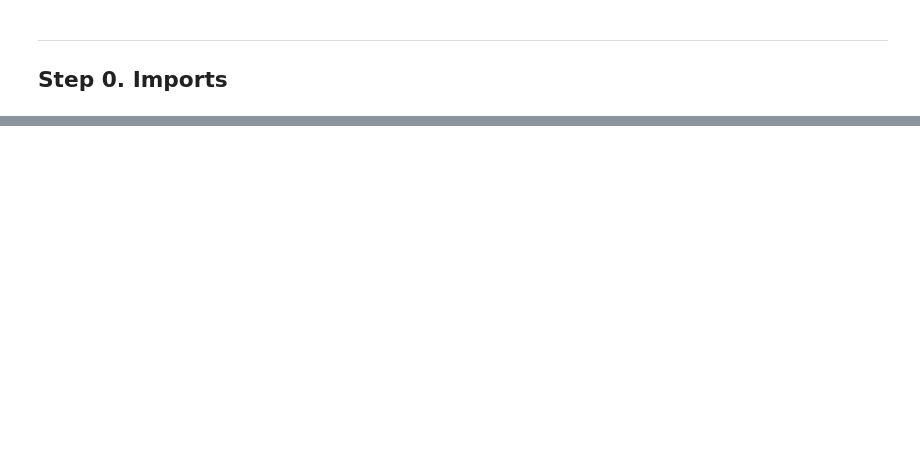
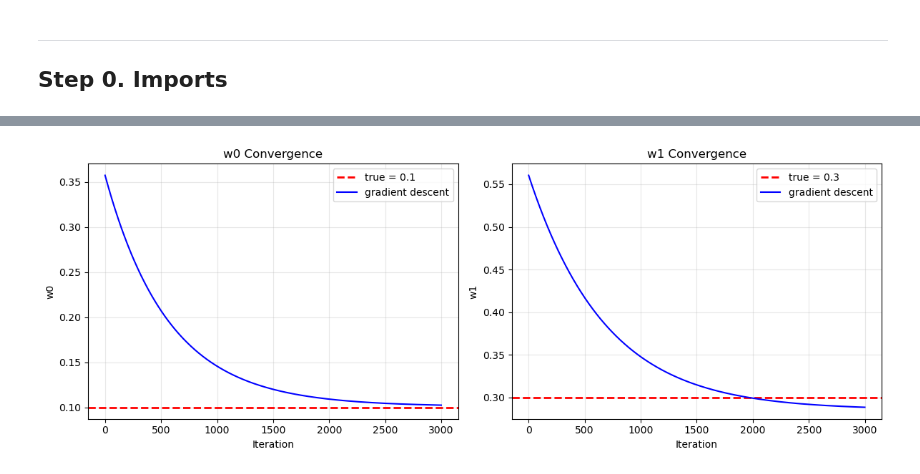
Before and after one commit to jongmoonha/AI-ME-Practice, a Jupyter notebook: Practice01_Linear_Regression.ipynb, the cells around one changed output, grey strips where cells are left out. Saved outputs shown, nothing was run; the diff lists cells and outputs as text; code cells hidden in the pictures; blank space fills up the shorter version.

```diff
--- a/Practice01_Linear_Regression.ipynb
+++ b/Practice01_Linear_Regression.ipynb
@@ -719,0 +159,25 @@ exactly on top of one another.
+# %%
+w_history = np.array(w_history)   # (n_iter, 2)
+
+fig, axes = plt.subplots(1, 2, figsize=(12, 4.5))
+
+axes[0].axhline(w0, color='r', linestyle='--', linewidth=2, label=f'true = {w0}')
+axes[0].plot(w_history[:, 0], 'b-', linewidth=1.5, label='gradient descent')
+axes[0].set_xlabel('Iteration')
+axes[0].set_ylabel('w0')
+axes[0].set_title('w0 Convergence')
+axes[0].legend()
+axes[0].grid(alpha=0.3)
+
+axes[1].axhline(w1, color='r', linestyle='--', linewidth=2, label=f'true = {w1}')
+axes[1].plot(w_history[:, 1], 'b-', linewidth=1.5, label='gradient descent')
+axes[1].set_xlabel('Iteration')
+axes[1].set_ylabel('w1')
+axes[1].set_title('w1 Convergence')
+axes[1].legend()
+axes[1].grid(alpha=0.3)
+
+plt.tight_layout()
+plt.show()
+# %% [output]
+[figure, added]
```
Also changed, not shown: parts of 68 cells of this notebook, 1 other file.
